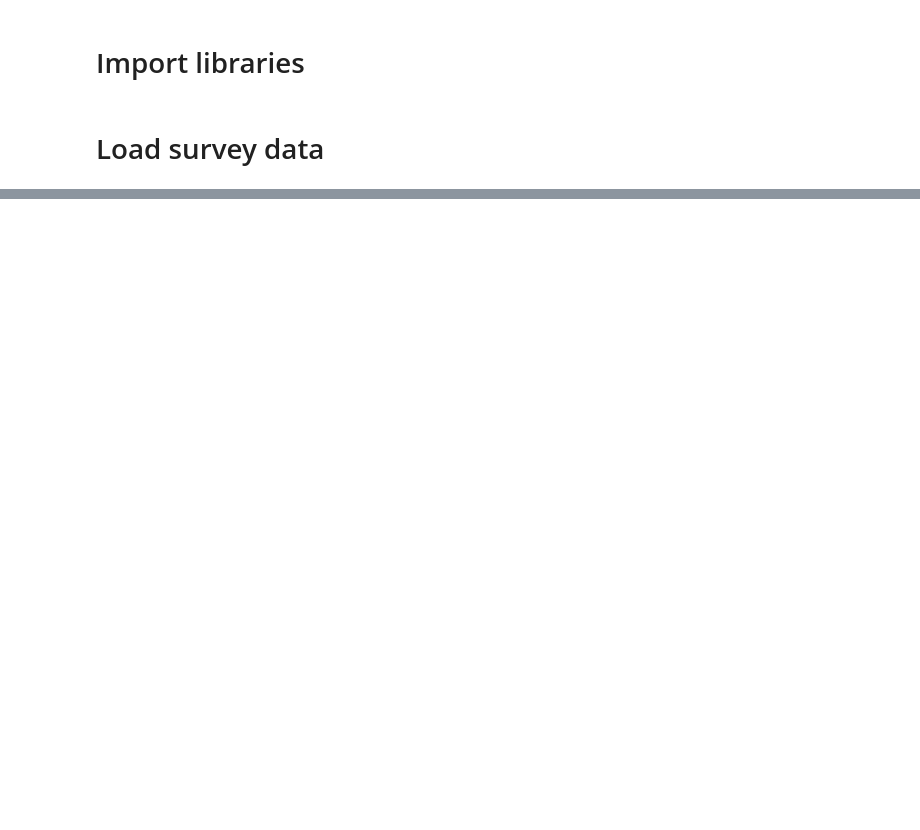
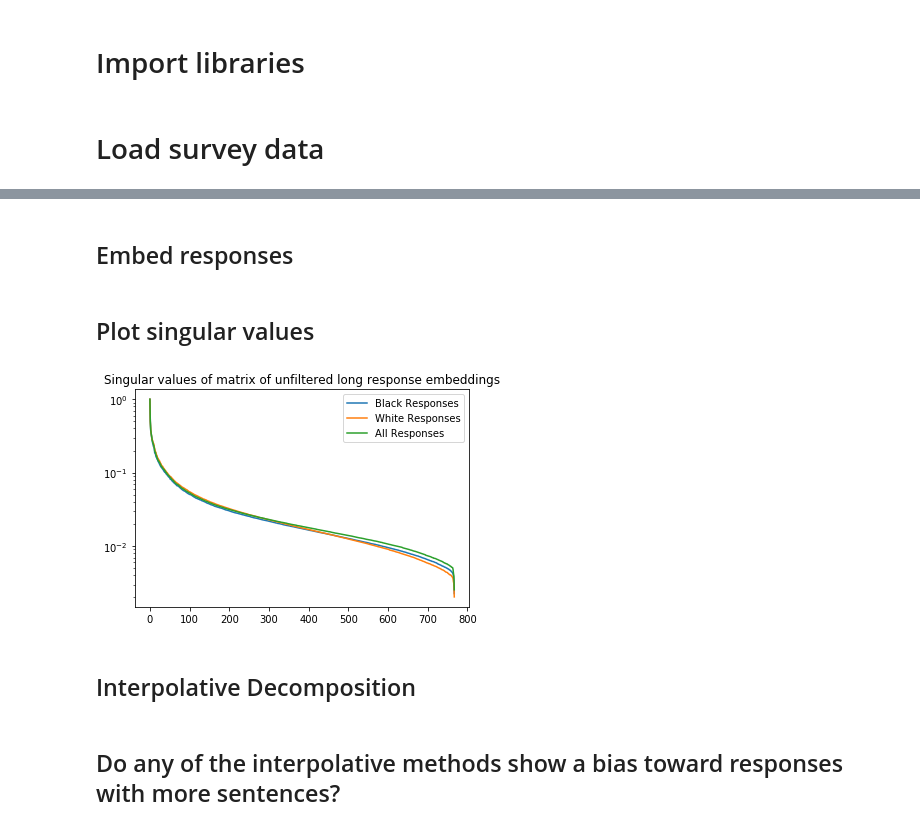
Before and after one commit to amos3vt/ASWW2, a Jupyter notebook: scripts/LongResponse_Embedding_2.ipynb, the cells around one changed output, grey strips where cells are left out. Saved outputs shown, nothing was run; the diff lists cells and outputs as text; code cells hidden in the pictures; blank space fills up the shorter version.

Commit message:
Added another interpolative method

```diff
--- a/scripts/LongResponse_Embedding_2.ipynb
+++ b/scripts/LongResponse_Embedding_2.ipynb
@@ -4,9 +6,10 @@
 import pandas as pd
 import numpy as np
 import matplotlib.pyplot as plt
+import nltk
 import random
-import re
+from scipy.linalg.interpolative import interp_decomp
 from sentence_transformers import SentenceTransformer
-s_model = SentenceTransformer('bert-base-nli-stsb-mean-tokens')
+model = SentenceTransformer('bert-base-nli-stsb-mean-tokens')
 # %% [markdown]
 # Load survey data
@@ -238,0 +32,42 @@ Progress: 700 / 768
+# %%
+res_black = df[df['racial_group'] == 'black']['long'].tolist()
+res_white = df[df['racial_group'] == 'white']['long'].tolist()
+res = res_black + res_white
+# %% [markdown]
+## Embed responses
+# %%
+res_black_split = [nltk.sent_tokenize(r) for r in res_black]
+
+embed_black = np.transpose([
+    np.sum(model.encode(r), axis=0) / len(r)
+    for r in res_black_split
+])
+
+res_white_split = [nltk.sent_tokenize(r) for r in res_white]
+
+embed_white = np.transpose([
+    np.sum(model.encode(r), axis=0) / len(r)
+    for r in res_white_split
+])
+
+embed = np.concatenate((embed_black, embed_white), axis=1)
+# %% [markdown]
+## Plot singular values
+# %%
+def plot_singular_values(matrices, title, legend):
+    for A in matrices:
+        U,S,Vt = np.linalg.svd(A, full_matrices=False)
+        S = [s/S[0] for s in S]
+        plt.semilogy(S)
+    plt.title(title)
+    plt.legend(legend)
+# %%
+plot_singular_values(
+    [embed_black, embed_white, embed],
+    "Singular values of matrix of unfiltered long response embeddings",
+    ["Black Responses", "White Responses", "All Responses"]
+)
+# %% [output]
+[figure, added]
+# %% [markdown]
+## Interpolative Decomposition
@@ -238,0 +120,2 @@ Progress: 700 / 768
+# %% [markdown]
+## Do any of the interpolative methods show a bias toward responses with more sentences?
```
Also changed, not shown: parts of 41 cells of this notebook.
